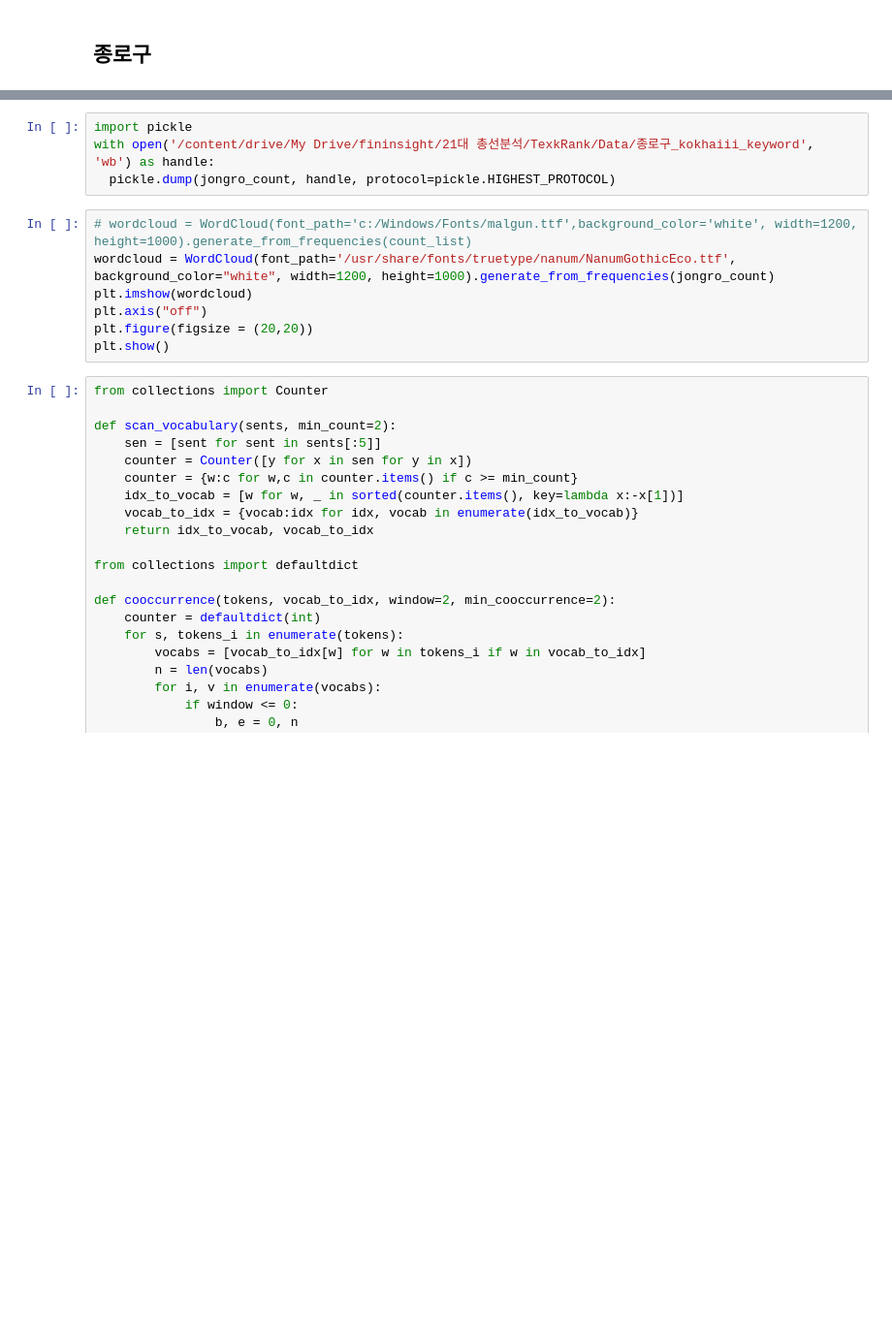
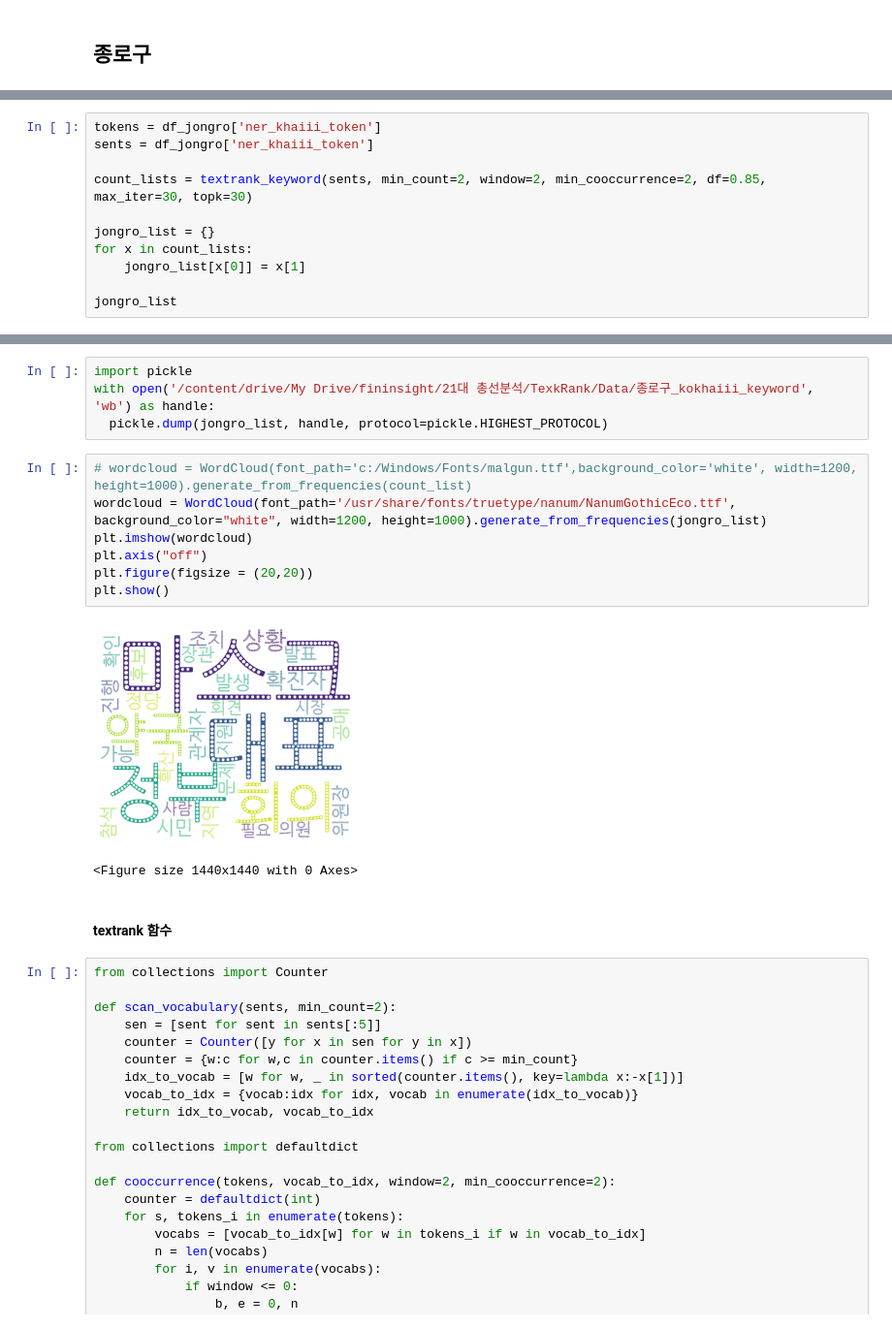
Before and after one commit to fininsight/page-election, a Jupyter notebook: yuna/kobertner_khaiii_keyword.ipynb, the cells around one changed output, grey strips where cells are left out. Shown: that part at 97% size. Saved outputs shown, nothing was run; the diff lists cells and outputs as text; blank space fills up the shorter version.

```diff
--- a/yuna/kobertner_khaiii_keyword.ipynb
+++ b/yuna/kobertner_khaiii_keyword.ipynb
@@ -171,0 +355,11 @@ hwang_count
+# %%
+tokens = df_jongro['ner_khaiii_token']
+sents = df_jongro['ner_khaiii_token']
+
+count_lists = textrank_keyword(sents, min_count=2, window=2, min_cooccurrence=2, df=0.85, max_iter=30, topk=30)
+
+jongro_list = {}
+for x in count_lists:
+    jongro_list[x[0]] = x[1]
+
+jongro_list
@@ -172,14 +384,19 @@ hwang_count
 # %%
 import pickle
 with open('/content/drive/My Drive/fininsight/21대 총선분석/TexkRank/Data/종로구_kokhaiii_keyword', 'wb') as handle:
-  pickle.dump(jongro_count, handle, protocol=pickle.HIGHEST_PROTOCOL)
+  pickle.dump(jongro_list, handle, protocol=pickle.HIGHEST_PROTOCOL)
 # %%
 # wordcloud = WordCloud(font_path='c:/Windows/Fonts/malgun.ttf',background_color='white', width=1200, height=1000).generate_from_frequencies(count_list)
-wordcloud = WordCloud(font_path='/usr/share/fonts/truetype/nanum/NanumGothicEco.ttf', background_color="white", width=1200, height=1000).generate_from_frequencies(jongro_count)
+wordcloud = WordCloud(font_path='/usr/share/fonts/truetype/nanum/NanumGothicEco.ttf', background_color="white", width=1200, height=1000).generate_from_frequencies(jongro_list)
 plt.imshow(wordcloud)
 plt.axis("off")
 plt.figure(figsize = (20,20))
 plt.show()
+# %% [output]
+[figure, added]
+<Figure size 1440x1440 with 0 Axes>
+# %% [markdown]
+#### textrank 함수
 # %%
 from collections import Counter
 
```
Also changed, not shown: parts of 42 cells of this notebook.
